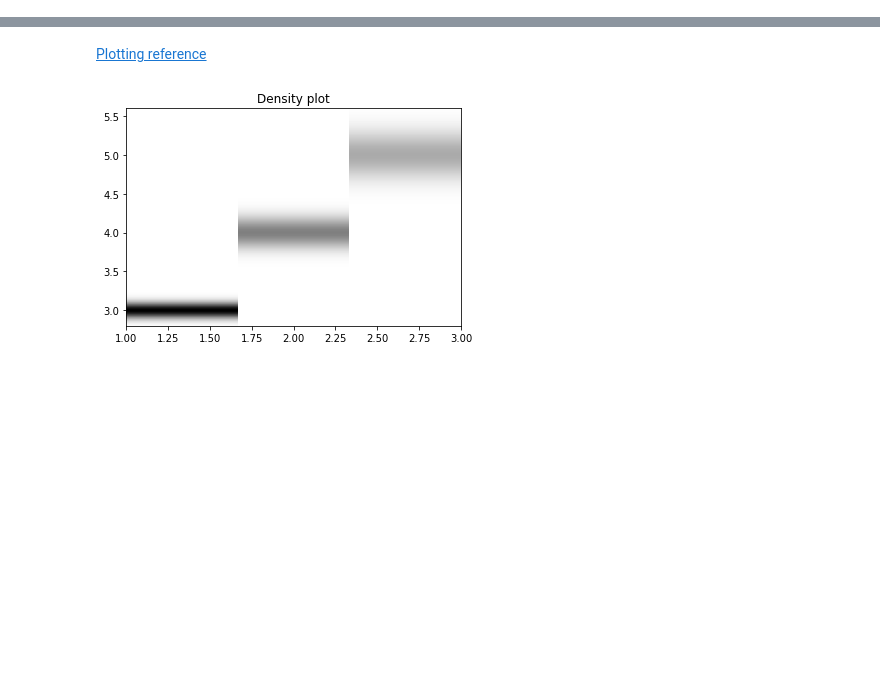
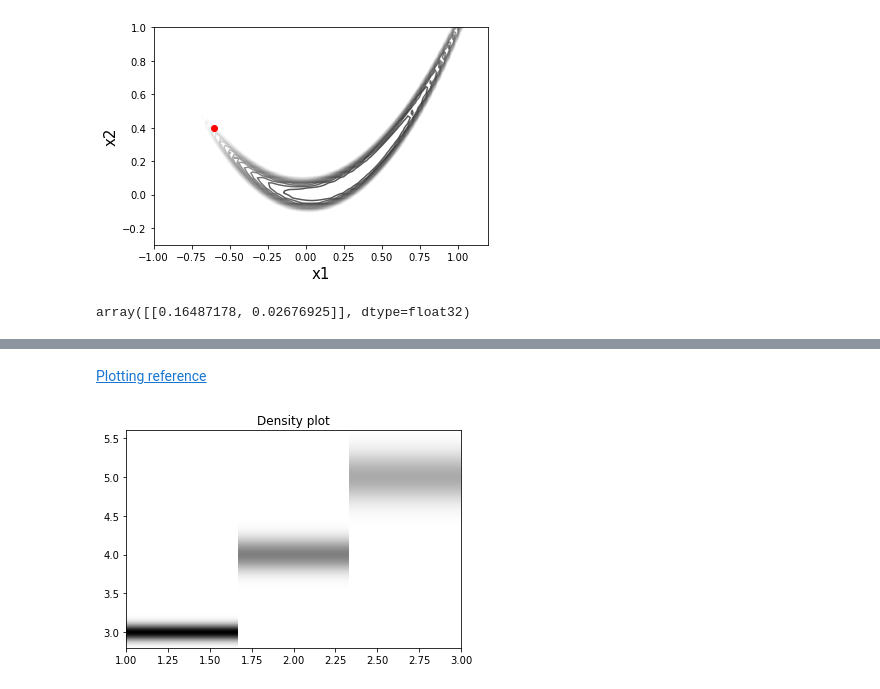
Before and after one commit to GeorgeLiang3/repository1, a Jupyter notebook: Banana/Rosenbrock.ipynb, the cells around one changed output, grey strips where cells are left out. Drawn from its saved outputs; the diff is of its cells as text; code cells hidden in the pictures; blank space fills up the shorter version.

```diff
--- a/Banana/Rosenbrock.ipynb
+++ b/Banana/Rosenbrock.ipynb
@@ -15,0 +25,4 @@ Do not pass `graph_parents`.  They will  no longer be used.
+# %%
+fig
+# %% [output]
+[figure, added]
@@ -15,0 +55,4 @@ Do not pass `graph_parents`.  They will  no longer be used.
+# %%
+mu_list[-1]
+# %% [output]
+array([[0.16487178, 0.02676925]], dtype=float32)
```
Also changed, not shown: parts of 23 cells of this notebook, 10 other files.
